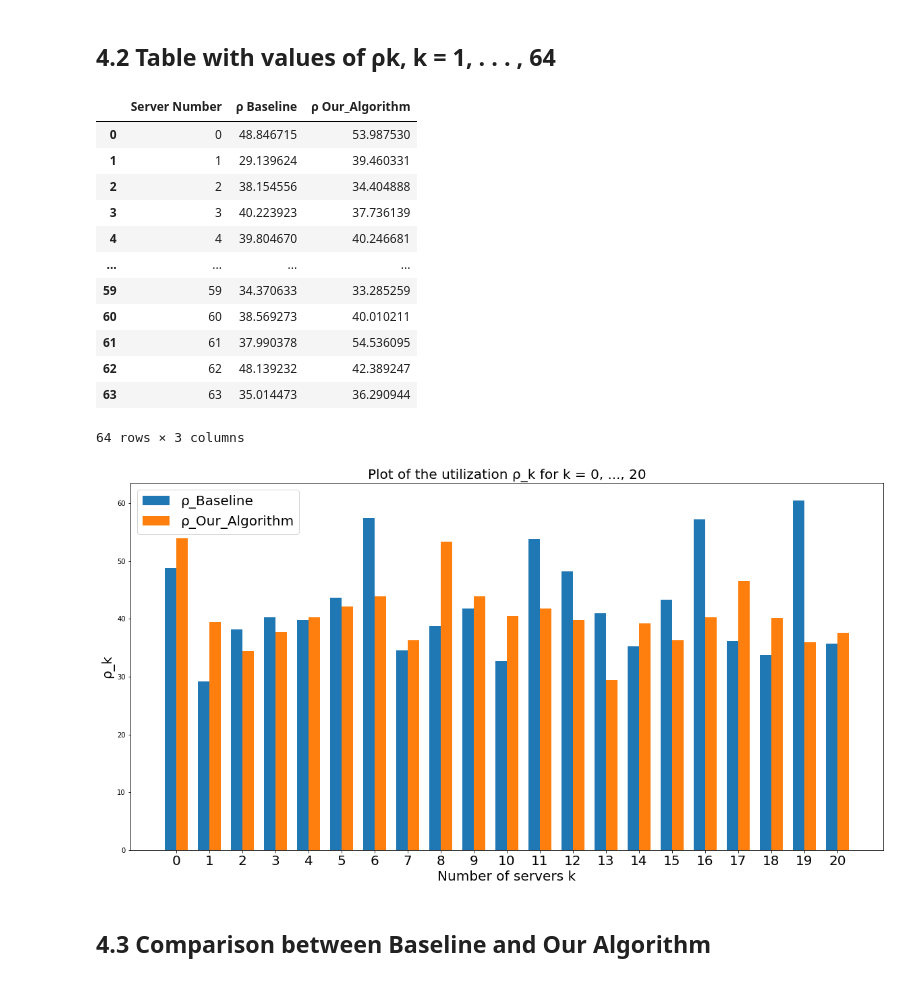
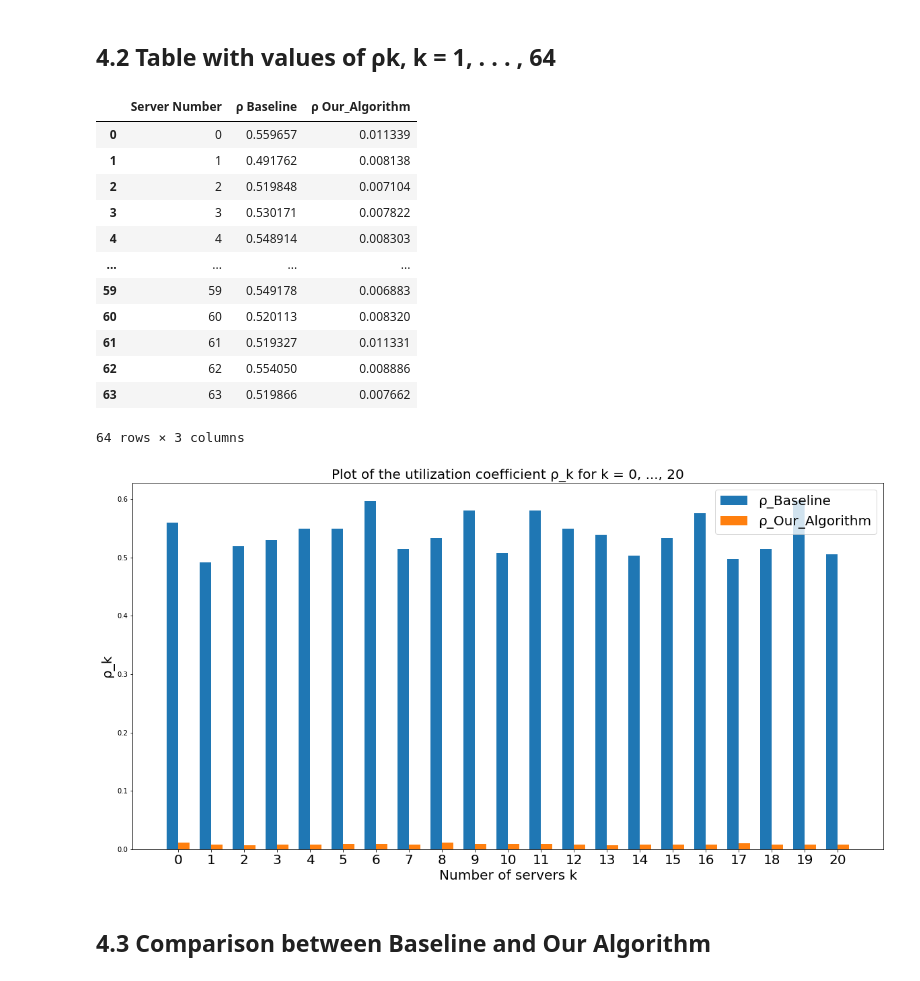
Before and after one commit to maryyyyna/Networking-for-Big-Data-and-Laboratory, a Jupyter notebook: CH2_DataCenter.ipynb, the cells around one changed output. Saved outputs shown, nothing was run; the diff lists cells and outputs as text; code cells hidden in the pictures.

Commit message:
sistemato coefficient utilization

```diff
--- a/CH2_DataCenter.ipynb
+++ b/CH2_DataCenter.ipynb
@@ -208,6 +210,7 @@ def calculate_completion_time_baseline(tasks, num_servers):
     task_completion_times = {}
     service_times = {}
     message_loads = 0
+    total_observation_time = 0
 
     for n in range(len(tasks)):
         # LWL Dispatching
@@ -227,9 +230,9 @@ def calculate_completion_time_baseline(tasks, num_servers):
 
         # Save Utilization for each server
         if server_id in utilization:
-            utilization[server_id].append(tasks[n].service_time)
+            utilization[server_id] += tasks[n].service_time
         else:
-            utilization[server_id] = [tasks[n].service_time]
+            utilization[server_id] = tasks[n].service_time
 
         # FCFS Scheduling
         # Calculate completion time for each task
@@ -239,6 +242,7 @@ def calculate_completion_time_baseline(tasks, num_servers):
             inter_arrival_time = 0
 
         unfinished_work[server_id] = max(0, unfinished_work[server_id] - inter_arrival_time) + tasks[n].service_time
+        total_observation_time += inter_arrival_time
 
         for i, server_tasks in enumerate(servers):
             if i != server_id:
@@ -254,7 +258,11 @@ def calculate_completion_time_baseline(tasks, num_servers):
 
     # Compute average message load
     mean_message_load = message_loads / len(tasks)
-    return task_completion_times, service_times, utilization, mean_message_load
+
+    # Calculate utilization coefficient for each server
+    utilization_coefficients = {server_id: service_time / total_observation_time for server_id, service_time in utilization.items()}
+
+    return task_completion_times, service_times, utilization_coefficients, mean_message_load
 
 #######
 
@@ -266,6 +274,7 @@ def calculate_completion_time_our_algorithm(tasks, num_servers):
     service_times = {}
     message_loads = 0
     utilization = {}
+    total_observation_time = 0
 
     # Use a priority queue to order tasks by shortest job next (SJN scheduling)
     task_queue = []
@@ -293,9 +302,9 @@ def calculate_completion_time_our_algorithm(tasks, num_servers):
 
         # Compute Utilization
         if server_id in utilization:
-            utilization[server_id].append(task.service_time)
+            utilization[server_id] += task.service_time
         else:
-            utilization[server_id] = [task.service_time]
+            utilization[server_id] = task.service_time
 
         # Calculate completion time for the task
         if len(servers[server_id]) > 1:
@@ -304,6 +313,7 @@ def calculate_completion_time_our_algorithm(tasks, num_servers):
             inter_arrival_time = 0
 
         unfinished_work[server_id] = max(0, unfinished_work[server_id] - inter_arrival_time) + task.service_time
+        total_observation_time += inter_arrival_time
 
         for i, server_tasks in enumerate(servers):
             if i != server_id:
@@ -320,7 +330,10 @@ def calculate_completion_time_our_algorithm(tasks, num_servers):
     # Compute average message load
     mean_message_load = message_loads / len(tasks)
 
-    return task_completion_times, service_times, utilization, mean_message_load
+    # Calculate utilization coefficient for each server
+    utilization_coefficients = {server_id: service_time / total_observation_time for server_id, service_time in utilization.items()}
+
+    return task_completion_times, service_times, utilization_coefficients, mean_message_load
 # %%
 # Read the dataset and create Task objects
 tasks = []
@@ -338,10 +351,10 @@ for index, row in tasks_dataframe.iterrows():
 N = 64
 
 # Simulate baseline (LWL dispatching and FCFS scheduling)
-completion_times_baseline, service_times_baseline, utilization_baseline, mean_message_load_baseline = calculate_completion_time_baseline(tasks, N)
+completion_times_baseline, service_times_baseline, utilization_coefficients_baseline, mean_message_load_baseline = calculate_completion_time_baseline(tasks, N)
 # %%
 # Simulate our algorithm (LWL dispatching and SJN scheduling)
-completion_times_our_algorithm, service_times_our_algorithm, utilization_our_algorithm, mean_message_load_our_algorithm = calculate_completion_time_our_algorithm(tasks, N)
+completion_times_our_algorithm, service_times_our_algorithm, utilization_coefficients_our_algorithm, mean_message_load_our_algorithm = calculate_completion_time_our_algorithm(tasks, N)
 # %% [markdown]
 # 3. Metrics
 # %% [markdown]
@@ -509,45 +509,45 @@ plt.show()
 # %% [markdown]
 ## 4.2 Table with values of ρk, k = 1, . . . , 64
 # %%
-ρ_k = pd.DataFrame.from_dict({'Server Number': list(range(64)), 'ρ Baseline': utilization_baseline.values(),'ρ Our_Algorithm': utilization_our_algorithm.values()})
+ρ_k = pd.DataFrame.from_dict({'Server Number': list(range(64)), 'ρ Baseline': utilization_coefficients_baseline.values(),'ρ Our_Algorithm': utilization_coefficients_our_algorithm.values()})
 ρ_k
 # %% [output]
 |  | Server Number | ρ Baseline | ρ Our_Algorithm |
-| 0 | 0 | 48.846715 | 53.987530 |
-| 1 | 1 | 29.139624 | 39.460331 |
-| 2 | 2 | 38.154556 | 34.404888 |
-| 3 | 3 | 40.223923 | 37.736139 |
-| 4 | 4 | 39.804670 | 40.246681 |
+| 0 | 0 | 0.559657 | 0.011339 |
+| 1 | 1 | 0.491762 | 0.008138 |
+| 2 | 2 | 0.519848 | 0.007104 |
+| 3 | 3 | 0.530171 | 0.007822 |
+| 4 | 4 | 0.548914 | 0.008303 |
 | ... | ... | ... | ... |
-| 59 | 59 | 34.370633 | 33.285259 |
-| 60 | 60 | 38.569273 | 40.010211 |
-| 61 | 61 | 37.990378 | 54.536095 |
-| 62 | 62 | 48.139232 | 42.389247 |
-| 63 | 63 | 35.014473 | 36.290944 |
+| 59 | 59 | 0.549178 | 0.006883 |
+| 60 | 60 | 0.520113 | 0.008320 |
+| 61 | 61 | 0.519327 | 0.011331 |
+| 62 | 62 | 0.554050 | 0.008886 |
+| 63 | 63 | 0.519866 | 0.007662 |
 64 rows × 3 columns
 # %%
 ρ_Baseline = ρ_k['ρ Baseline'].loc[0:20]
 ρ_Our_Algorithm = ρ_k['ρ Our_Algorithm'].loc[0:20]
 
 index = np.arange(len(ρ_Baseline))
 bar_width = 0.35
 
 fig, ax = plt.subplots(figsize=(20, 10))
 baseline = ax.bar(index, ρ_Baseline , bar_width,
                 label='ρ_Baseline')
 
 our_algorithm = ax.bar(index+bar_width, ρ_Our_Algorithm ,
                  bar_width, label='ρ_Our_Algorithm')
 
 ax.set_xlabel('Number of servers k', fontsize = 20)
 ax.set_ylabel('ρ_k', fontsize = 20)
-ax.set_title('Plot of the utilization ρ_k for k = 0, ..., 20', fontsize = 20)
+ax.set_title('Plot of the utilization coefficient ρ_k for k = 0, ..., 20', fontsize = 20)
 ax.set_xticks(index + bar_width / 2)
 ax.set_xticklabels(ρ_k['Server Number'].loc[0:20], fontsize = 20)
 ax.legend(fontsize = 20)
 plt.show()
 # %% [output]
-[figure, old version]
+[figure, new version]
 # %% [markdown]
 ## 4.3 Comparison between Baseline and Our Algorithm
 # %%
```
Also changed, not shown: parts of 8 cells of this notebook.
